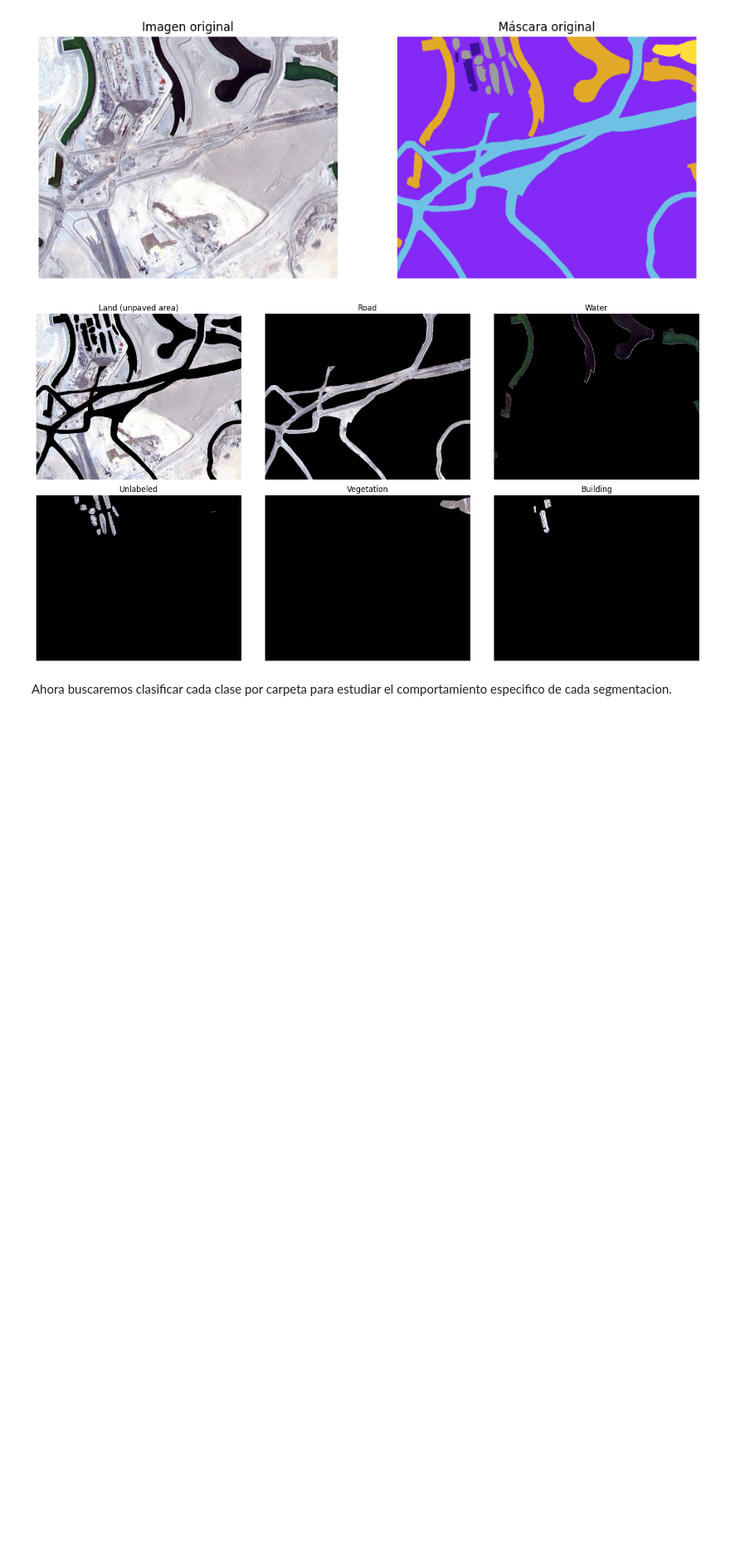
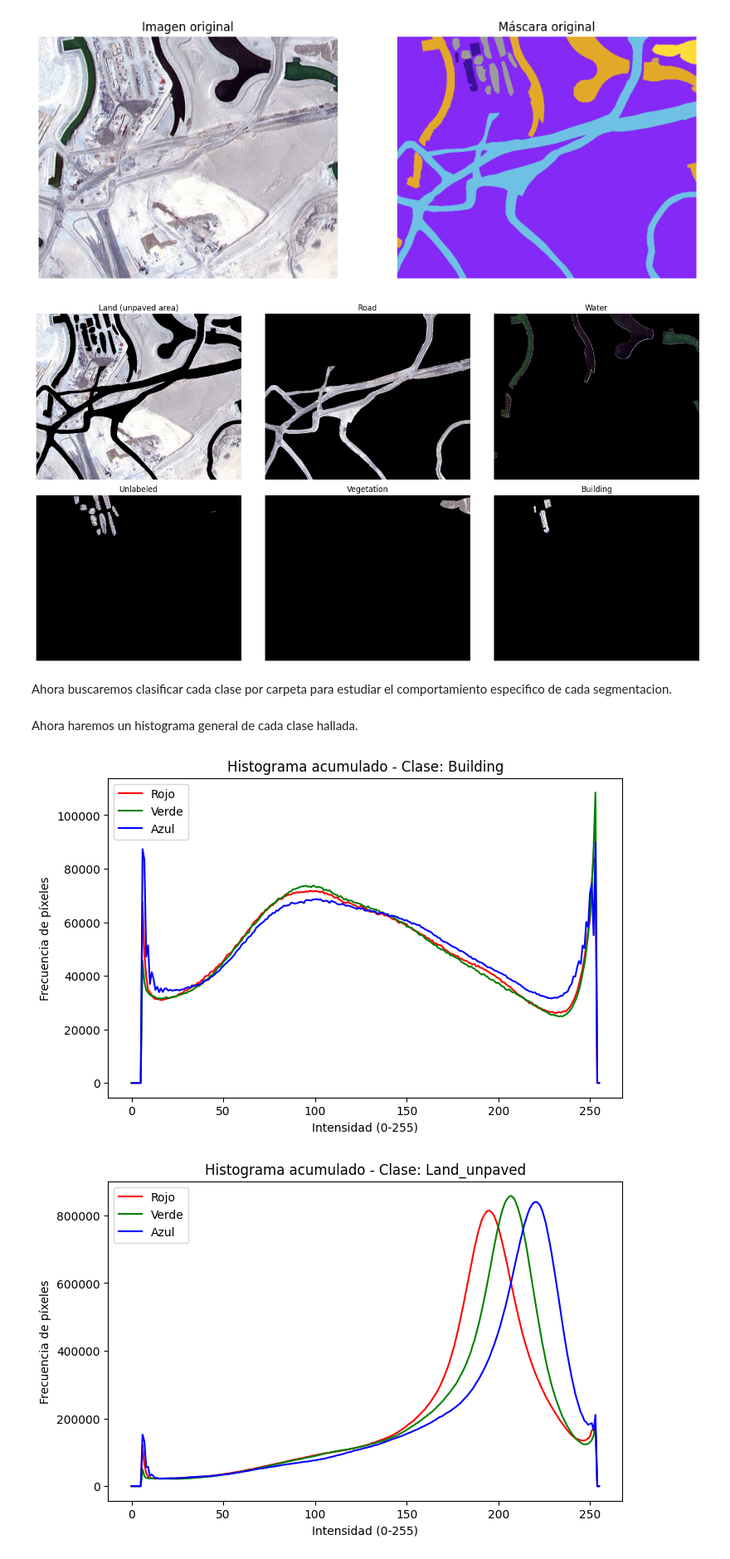
Before and after one commit to JuanAngel4/OT-Detection-of-objets-VIS-NIR-using-ML-in-Colombia, a Jupyter notebook: data_exploration/Data_Exploration_land_cover.ipynb, the cells around one changed output. Shown at 83% size. Drawn from its saved outputs; the diff is of its cells as text; code cells hidden in the pictures; blank space fills up the shorter version.

```diff
--- a/data_exploration/Data_Exploration_land_cover.ipynb
+++ b/data_exploration/Data_Exploration_land_cover.ipynb
@@ -372,3 +372,58 @@ for tile in tqdm(tiles, desc="Procesando Tiles"):
             # Guardar
             salida_path = os.path.join(ruta_salida, clase, f"{tile}_{img_name}")
             cv2.imwrite(salida_path, seg_img)
+# %% [markdown]
+Ahora haremos un histograma general de cada clase hallada.
+# %%
+import cv2
+import os
+import numpy as np
+import matplotlib.pyplot as plt
+
+# --- Ruta donde quedaron las carpetas segmentadas ---
+ruta_clases = r"E:\MACHINE LEARNING\AVANZADO 1\VSFOLDER A1 PROYECT\OT-Detecci-n-de-objetos-VIS-NIR-ML-Colombia\Semantic segmentation dataset\clases_segmentadas"
+
+# --- Listar carpetas de clases ---
+carpetas_clases = [d for d in os.listdir(ruta_clases) if os.path.isdir(os.path.join(ruta_clases, d))]
+
+# --- Procesar cada clase ---
+for clase in carpetas_clases:
+    ruta_clase = os.path.join(ruta_clases, clase)
+    imagenes = [os.path.join(ruta_clase, f) for f in os.listdir(ruta_clase) if f.endswith((".jpg", ".png"))]
+
+    # Inicializar histogramas acumulados
+    hist_r = np.zeros(256)
+    hist_g = np.zeros(256)
+    hist_b = np.zeros(256)
+
+    for img_path in imagenes:
+        img = cv2.imread(img_path)
+        if img is None:
+            continue
+
+        # Calcular histograma para cada canal
+        hist_b += cv2.calcHist([img], [0], None, [256], [0,256]).flatten()
+        hist_g += cv2.calcHist([img], [1], None, [256], [0,256]).flatten()
+        hist_r += cv2.calcHist([img], [2], None, [256], [0,256]).flatten()
+
+    # --- Eliminar intensidades [0-5] y [254-255] ---
+    hist_r[:6] = 0
+    hist_g[:6] = 0
+    hist_b[:6] = 0
+    hist_r[254:] = 0
+    hist_g[254:] = 0
+    hist_b[254:] = 0
+
+    # --- Plot del histograma acumulado ---
+    plt.figure(figsize=(8,5))
+    plt.plot(hist_r, color="r", label="Rojo")
+    plt.plot(hist_g, color="g", label="Verde")
+    plt.plot(hist_b, color="b", label="Azul")
+    plt.title(f"Histograma acumulado - Clase: {clase}")
+    plt.xlabel("Intensidad (0-255)")
+    plt.ylabel("Frecuencia de píxeles")
+    plt.legend()
+    plt.show()
+# %% [output]
+[figure, added]
+[figure, added]
```
Also changed, not shown: parts of 2 cells of this notebook, 1 other file.
